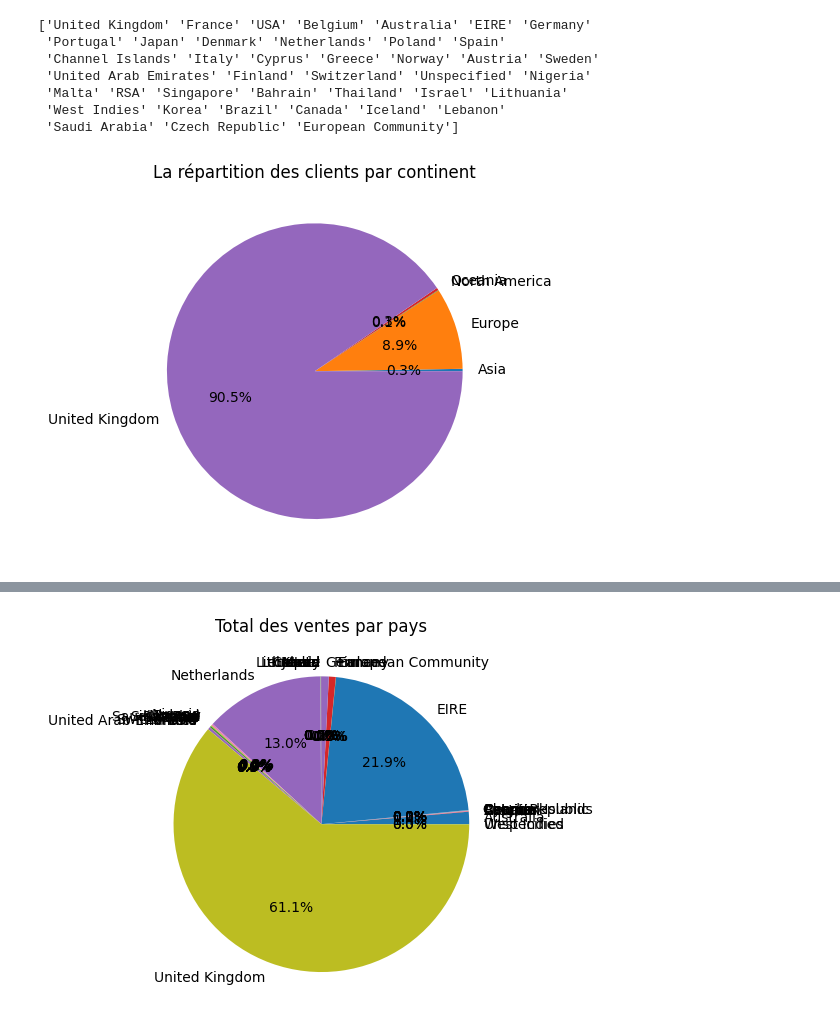
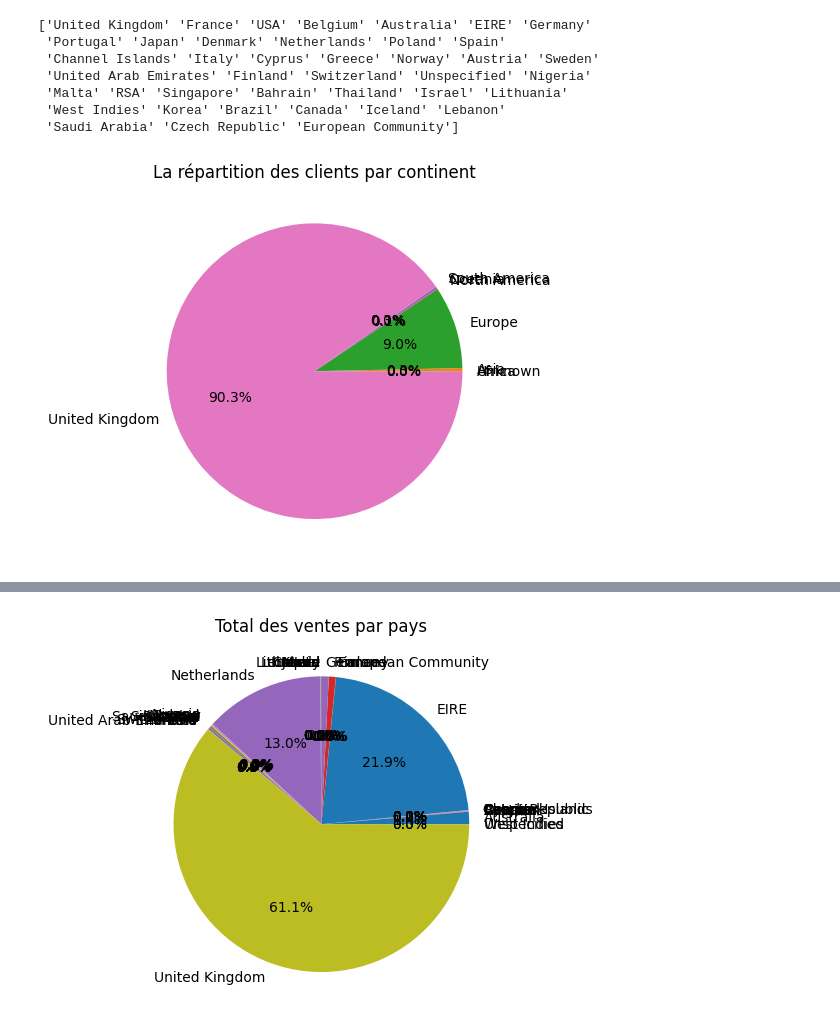
Before and after one commit to amineelbb/cluster, a Jupyter notebook: 2_visu_graph.ipynb, the cells around one changed output, grey strips where cells are left out. Saved outputs shown, nothing was run; the diff lists cells and outputs as text; code cells hidden in the pictures.

```diff
--- a/2_visu_graph.ipynb
+++ b/2_visu_graph.ipynb
@@ -48,38 +55,55 @@ print(Country_uniques)
  'Saudi Arabia' 'Czech Republic' 'European Community']
 # %%
 country_to_continent = {
-    'United Kingdom': 'United Kingdom',
-    'France': 'Europe',
-    'USA': 'North America',
-    'Belgium': 'Europe',
-    'Australia': 'Oceania',
-    'EIRE': 'Europe',
-    'Germany': 'Europe',
-    'Portugal': 'Europe',
-    'Japan': 'Asia',
-    'Denmark': 'Europe',
-    'Netherlands': 'Europe',
-    'Poland': 'Europe',
-    'Spain': 'Europe',
-    'Channel Islands': 'Europe',
-    'Italy': 'Europe',
-    'Cyprus': 'Asia',
-    'Greece': 'Europe',
-    'Norway': 'Europe',
-    'Austria': 'Europe',
-    'Sweden': 'Europe',
-    'United Arab Emirates': 'Asia',
-    'Finland': 'Europe',
-    'Switzerland': 'Europe',
-    # Add the remaining countries here
+'United Kingdom': 'United Kingdom',
+'France': 'Europe',
+'USA': 'North America',
+'Belgium': 'Europe',
+'Australia': 'Oceania',
+'EIRE': 'Europe',
+'Germany': 'Europe',
+'Portugal': 'Europe',
+'Japan': 'Asia',
+'Denmark': 'Europe',
+'Netherlands': 'Europe',
+'Poland': 'Europe',
+'Spain': 'Europe',
+'Channel Islands': 'Europe',
+'Italy': 'Europe',
+'Cyprus': 'Asia',
+'Greece': 'Europe',
+'Norway': 'Europe',
+'Austria': 'Europe',
+'Sweden': 'Europe',
+'United Arab Emirates': 'Asia',
+'Finland': 'Europe',
+'Switzerland': 'Europe',
+'Unspecified': 'Unknown',
+'Nigeria': 'Africa',
+'Malta': 'Europe',
+'RSA': 'Africa',
+'Singapore': 'Asia',
+'Bahrain': 'Asia',
+'Thailand': 'Asia',
+'Israel': 'Asia',
+'Lithuania': 'Europe',
+'West Indies': 'North America',
+'Korea': 'Asia',
+'Brazil': 'South America',
+'Canada': 'North America',
+'Iceland': 'Europe',
+'Lebanon': 'Asia',
+'Saudi Arabia': 'Asia',
+'Czech Republic': 'Europe',
+'European Community': 'Europe'
 }
 
 df['Continent'] = df['Country'].map(country_to_continent)
 
 data = df.groupby('Continent')['Invoice'].nunique()
 plt.pie(data, labels=data.index, autopct='%1.1f%%')
 plt.title('La répartition des clients par continent')
 
 plt.show()
 # %% [output]
-[figure, old version]
+[figure, new version]
```
Also changed, not shown: parts of 37 cells of this notebook, 2 other files.
